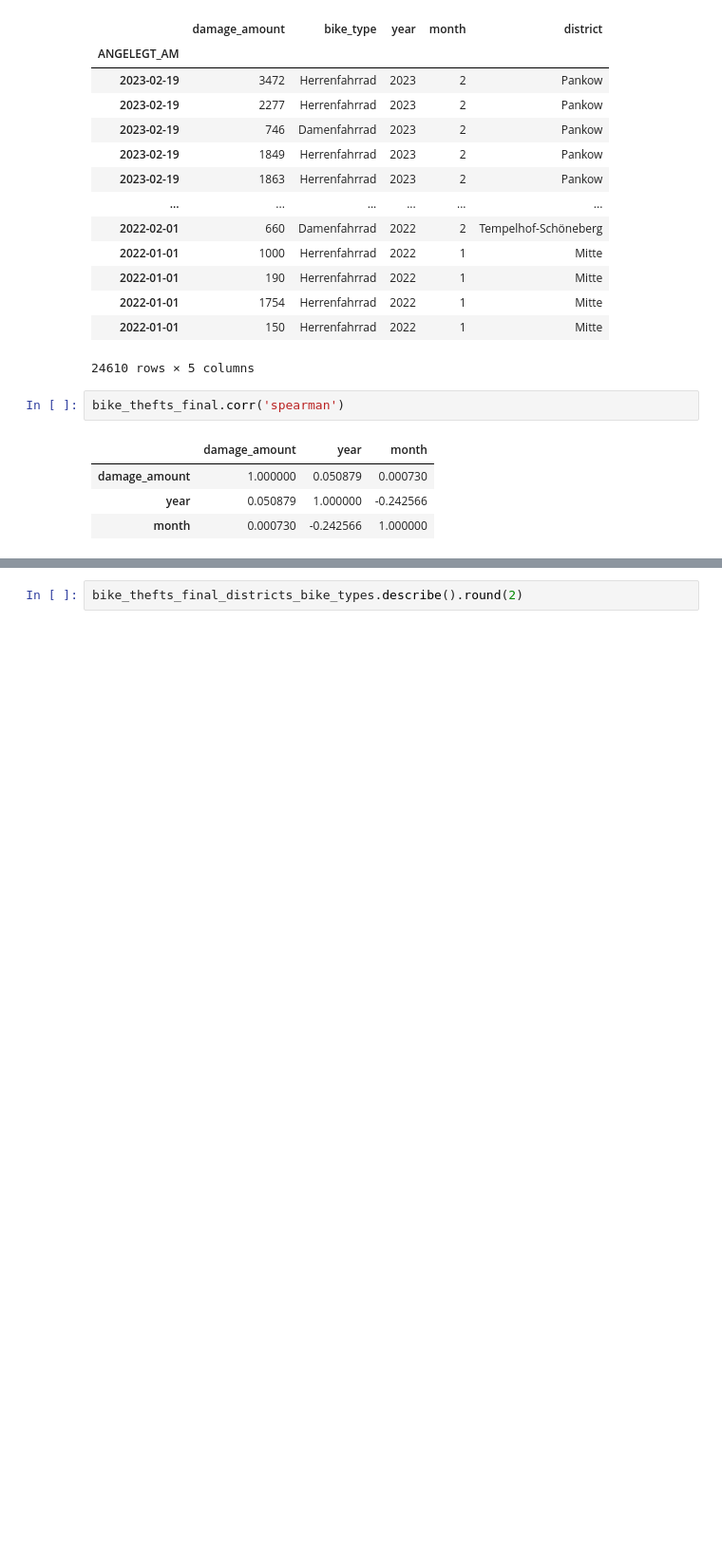
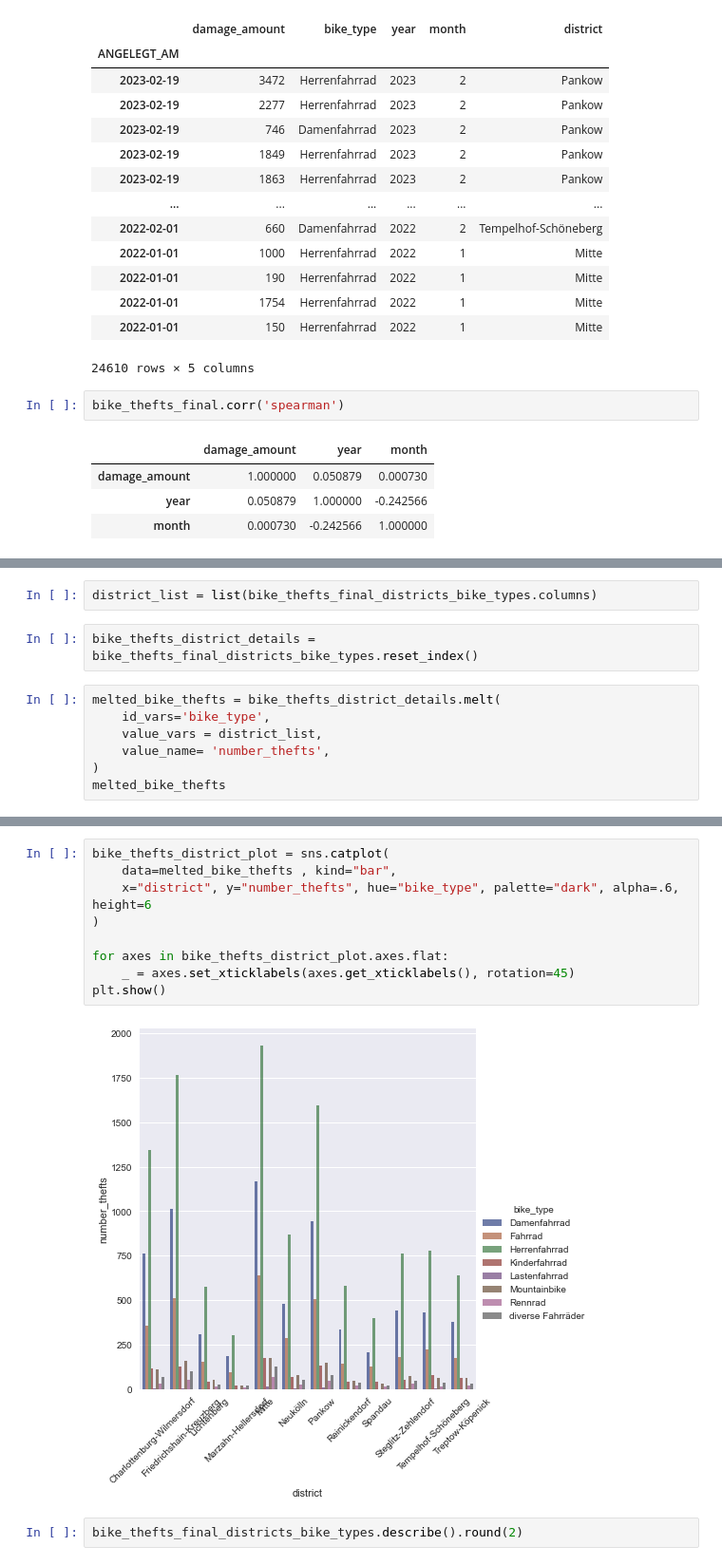
Before and after one commit to cpumarfrohberg/analyze_bike_thefts, a Jupyter notebook: analyze_bike_thefts.ipynb, the cells around one changed output, grey strips where cells are left out. Shown at 95% size. Saved outputs shown, nothing was run; the diff lists cells and outputs as text; blank space fills up the shorter version.

Commit message:
add additional plots based on pdd.crosstab(), .melt() and loop for getting distribution per district

```diff
--- a/analyze_bike_thefts.ipynb
+++ b/analyze_bike_thefts.ipynb
@@ -291,3 +291,14 @@ bike_thefts_final_districts_bike_types
 | Mountainbike | 114 | 160 | 51 | 21 | 178 | 78 | ... |
 | Rennrad | 34 | 51 | 14 | 8 | 68 | 25 | ... |
 | diverse Fahrräder | 68 | 103 | 24 | 19 | 125 | 51 | ... |
+# %%
+district_list = list(bike_thefts_final_districts_bike_types.columns)
+# %%
+bike_thefts_district_details = bike_thefts_final_districts_bike_types.reset_index()
+# %%
+melted_bike_thefts = bike_thefts_district_details.melt(
+    id_vars='bike_type',
+    value_vars = district_list,
+    value_name= 'number_thefts',
+)
+melted_bike_thefts
@@ -294,3 +319,14 @@ bike_thefts_final_districts_bike_types
+# %%
+bike_thefts_district_plot = sns.catplot(
+    data=melted_bike_thefts , kind="bar",
+    x="district", y="number_thefts", hue="bike_type", palette="dark", alpha=.6, height=6
+)
+
+for axes in bike_thefts_district_plot.axes.flat:
+    _ = axes.set_xticklabels(axes.get_xticklabels(), rotation=45)
+plt.show()
+# %% [output]
+[figure, added]
 # %%
 bike_thefts_final_districts_bike_types.describe().round(2)
 # %% [output]
```
Also changed, not shown: parts of 11 cells of this notebook.
